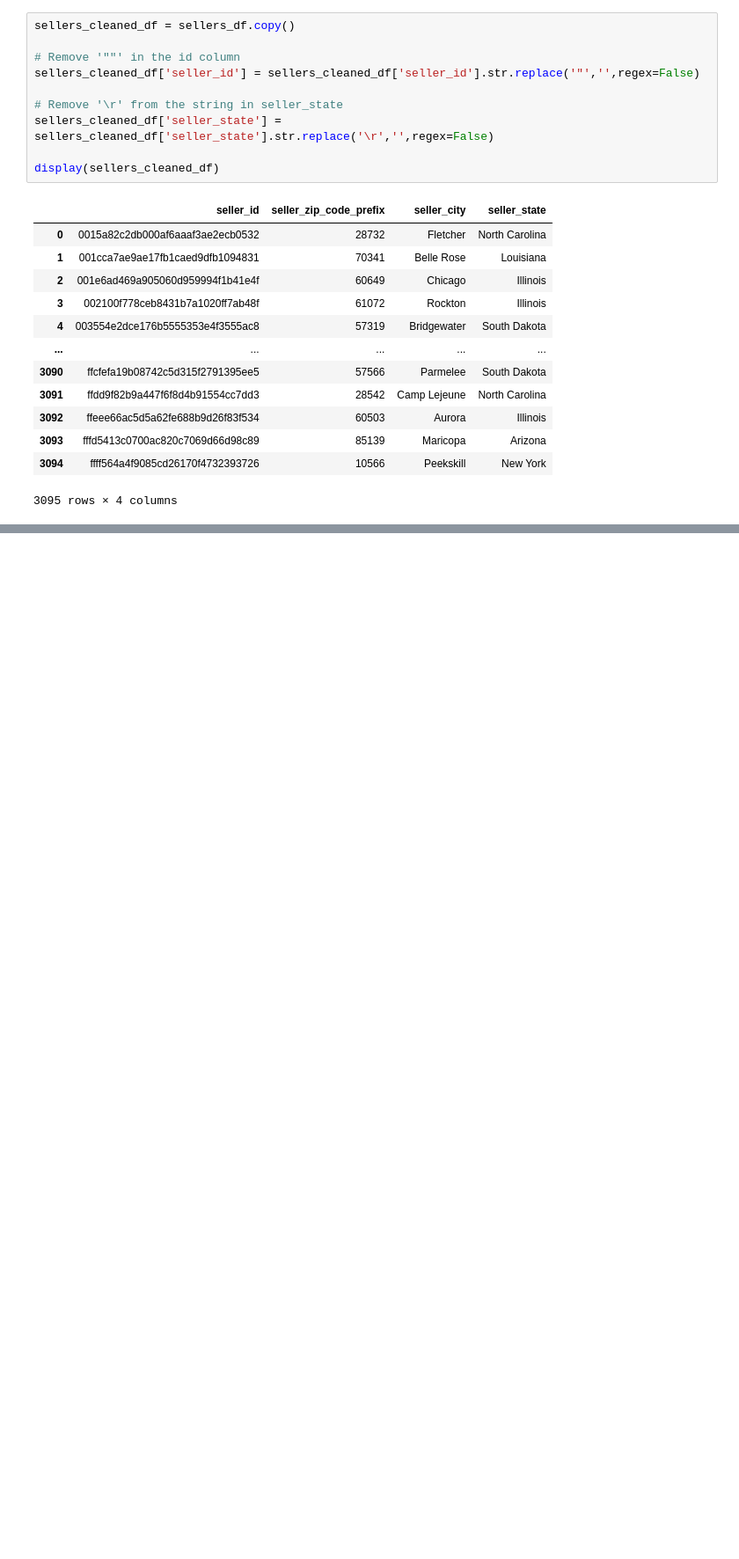
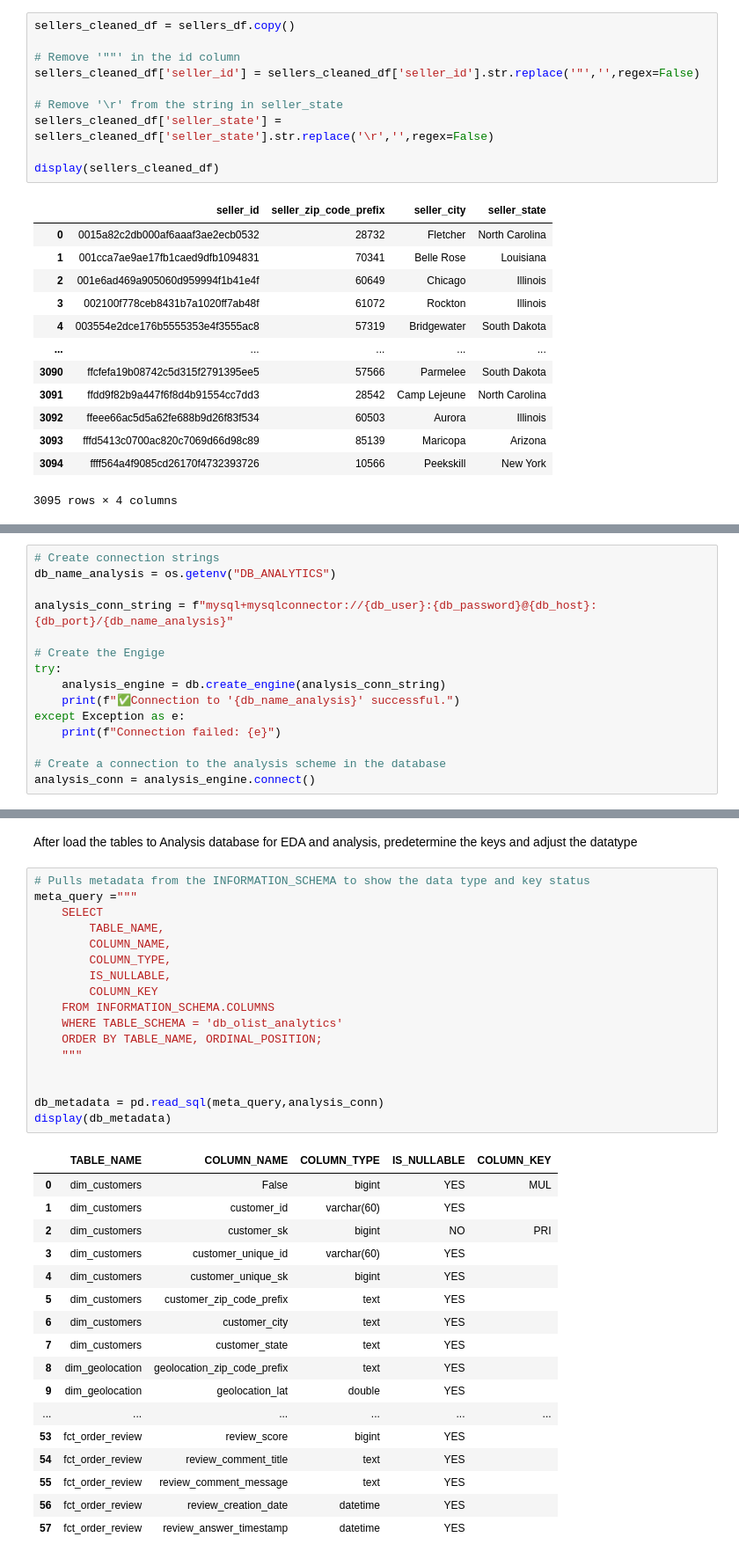
Before and after one commit to Lily-ThuPham/ECommerce-Analytics-CustomerSegmentation-Report, a Jupyter notebook: code/Data_preparation.ipynb, the cells around one changed output, grey strips where cells are left out. Shown at 88% size. Drawn from its saved outputs; the diff is of its cells as text; blank space fills up the shorter version.

```diff
--- a/code/Data_preparation.ipynb
+++ b/code/Data_preparation.ipynb
@@ -763,0 +1113,15 @@ display(sellers_cleaned_df)
+# %%
+# Create connection strings
+db_name_analysis = os.getenv("DB_ANALYTICS")
+
+analysis_conn_string = f"mysql+mysqlconnector://{db_user}:{db_password}@{db_host}:{db_port}/{db_name_analysis}"
+
+# Create the Engige
+try:
+    analysis_engine = db.create_engine(analysis_conn_string)
+    print(f"✅Connection to '{db_name_analysis}' successful.")
+except Exception as e:
+    print(f"Connection failed: {e}")
+
+# Create a connection to the analysis scheme in the database
+analysis_conn = analysis_engine.connect()
@@ -763,0 +1190,37 @@ display(sellers_cleaned_df)
+# %% [markdown]
+After load the tables to Analysis database for EDA and analysis, predetermine the keys and adjust the datatype
+# %%
+# Pulls metadata from the INFORMATION_SCHEMA to show the data type and key status
+meta_query ="""
+    SELECT
+        TABLE_NAME,
+        COLUMN_NAME,
+        COLUMN_TYPE,
+        IS_NULLABLE,
+        COLUMN_KEY
+    FROM INFORMATION_SCHEMA.COLUMNS
+    WHERE TABLE_SCHEMA = 'db_olist_analytics'
+    ORDER BY TABLE_NAME, ORDINAL_POSITION;
+    """
+
+
+db_metadata = pd.read_sql(meta_query,analysis_conn)
+display(db_metadata)
+# %% [output]
+|  | TABLE_NAME | COLUMN_NAME | COLUMN_TYPE | IS_NULLABLE | COLUMN_KEY |
+| 0 | dim_customers | False | bigint | YES | MUL |
+| 1 | dim_customers | customer_id | varchar(60) | YES |  |
+| 2 | dim_customers | customer_sk | bigint | NO | PRI |
+| 3 | dim_customers | customer_unique_id | varchar(60) | YES |  |
+| 4 | dim_customers | customer_unique_sk | bigint | YES |  |
+| 5 | dim_customers | customer_zip_code_prefix | text | YES |  |
+| 6 | dim_customers | customer_city | text | YES |  |
+| 7 | dim_customers | customer_state | text | YES |  |
+| 8 | dim_geolocation | geolocation_zip_code_prefix | text | YES |  |
+| 9 | dim_geolocation | geolocation_lat | double | YES |  |
+| ... | ... | ... | ... | ... | ... |
+| 53 | fct_order_review | review_score | bigint | YES |  |
+| 54 | fct_order_review | review_comment_title | text | YES |  |
+| 55 | fct_order_review | review_comment_message | text | YES |  |
+| 56 | fct_order_review | review_creation_date | datetime | YES |  |
+| 57 | fct_order_review | review_answer_timestamp | datetime | YES |  |
```
Also changed, not shown: parts of 71 cells of this notebook, 1 other file.
